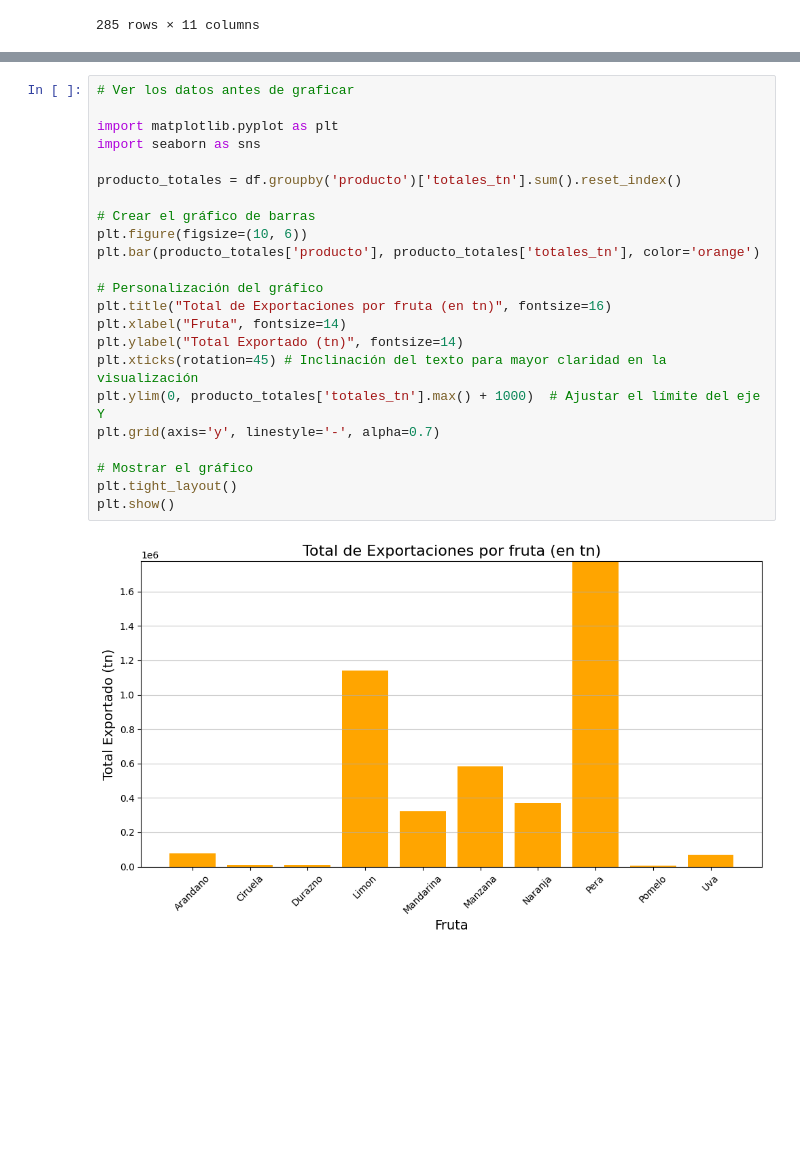
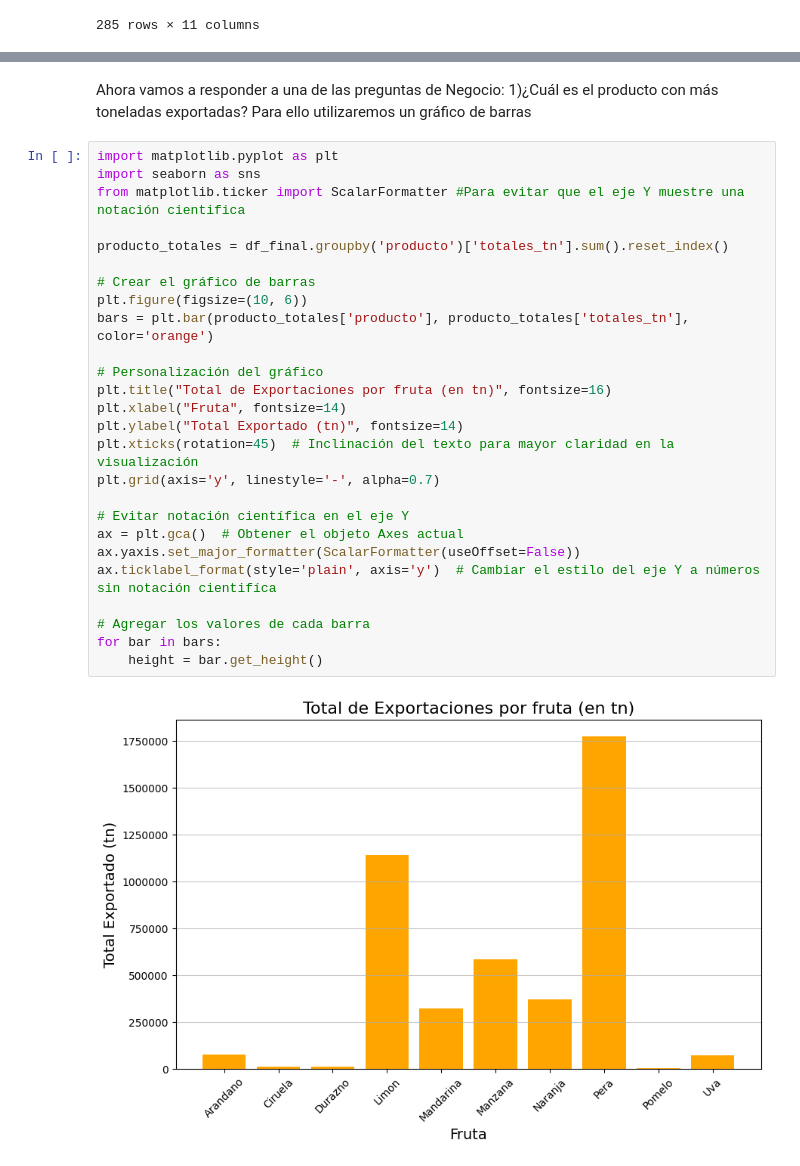
Before and after one commit to CristianBerns/Ciencia_de_Datos_I, a Jupyter notebook: 01_df_primer_preentrega.ipynb, the cells around one changed output, grey strips where cells are left out. Saved outputs shown, nothing was run; the diff lists cells and outputs as text; blank space fills up the shorter version.

```diff
--- a/01_df_primer_preentrega.ipynb
+++ b/01_df_primer_preentrega.ipynb
@@ -62,25 +118,31 @@ DUDA 1: ACÁ NO COINCIDEN LOS VALORES DEL DATA FRAME, CON LOS QUE SE MUESTRAN EN
+# %% [markdown]
+Ahora vamos a responder a una de las preguntas de Negocio: 1)¿Cuál es el producto con más toneladas exportadas?
+Para ello utilizaremos un gráfico de barras
 # %%
-# Ver los datos antes de graficar
-
 import matplotlib.pyplot as plt
 import seaborn as sns
+from matplotlib.ticker import ScalarFormatter #Para evitar que el eje Y muestre una notación cientifica
 
-producto_totales = df.groupby('producto')['totales_tn'].sum().reset_index()
+producto_totales = df_final.groupby('producto')['totales_tn'].sum().reset_index()
 
 # Crear el gráfico de barras
 plt.figure(figsize=(10, 6))
-plt.bar(producto_totales['producto'], producto_totales['totales_tn'], color='orange')
+bars = plt.bar(producto_totales['producto'], producto_totales['totales_tn'], color='orange')
 
 # Personalización del gráfico
 plt.title("Total de Exportaciones por fruta (en tn)", fontsize=16)
 plt.xlabel("Fruta", fontsize=14)
 plt.ylabel("Total Exportado (tn)", fontsize=14)
-plt.xticks(rotation=45) # Inclinación del texto para mayor claridad en la visualización
-plt.ylim(0, producto_totales['totales_tn'].max() + 1000)  # Ajustar el límite del eje Y
+plt.xticks(rotation=45)  # Inclinación del texto para mayor claridad en la visualización
 plt.grid(axis='y', linestyle='-', alpha=0.7)
 
-# Mostrar el gráfico
-plt.tight_layout()
-plt.show()
+# Evitar notación científica en el eje Y
+ax = plt.gca()  # Obtener el objeto Axes actual
+ax.yaxis.set_major_formatter(ScalarFormatter(useOffset=False))
+ax.ticklabel_format(style='plain', axis='y')  # Cambiar el estilo del eje Y a números sin notación cientifíca
+
+# Agregar los valores de cada barra
+for bar in bars:
+    height = bar.get_height()
 # %% [output]
-[figure, old version]
+[figure, new version]
```
Also changed, not shown: parts of 24 cells of this notebook.
